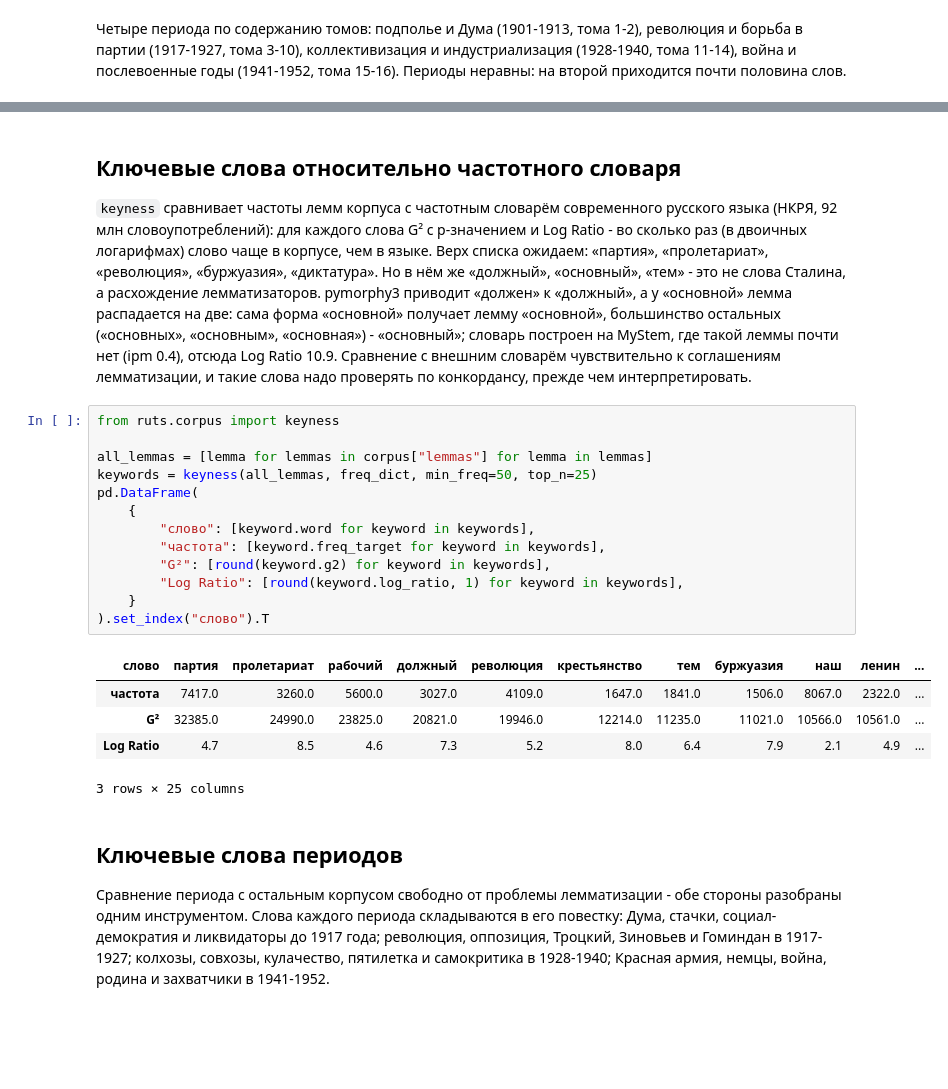
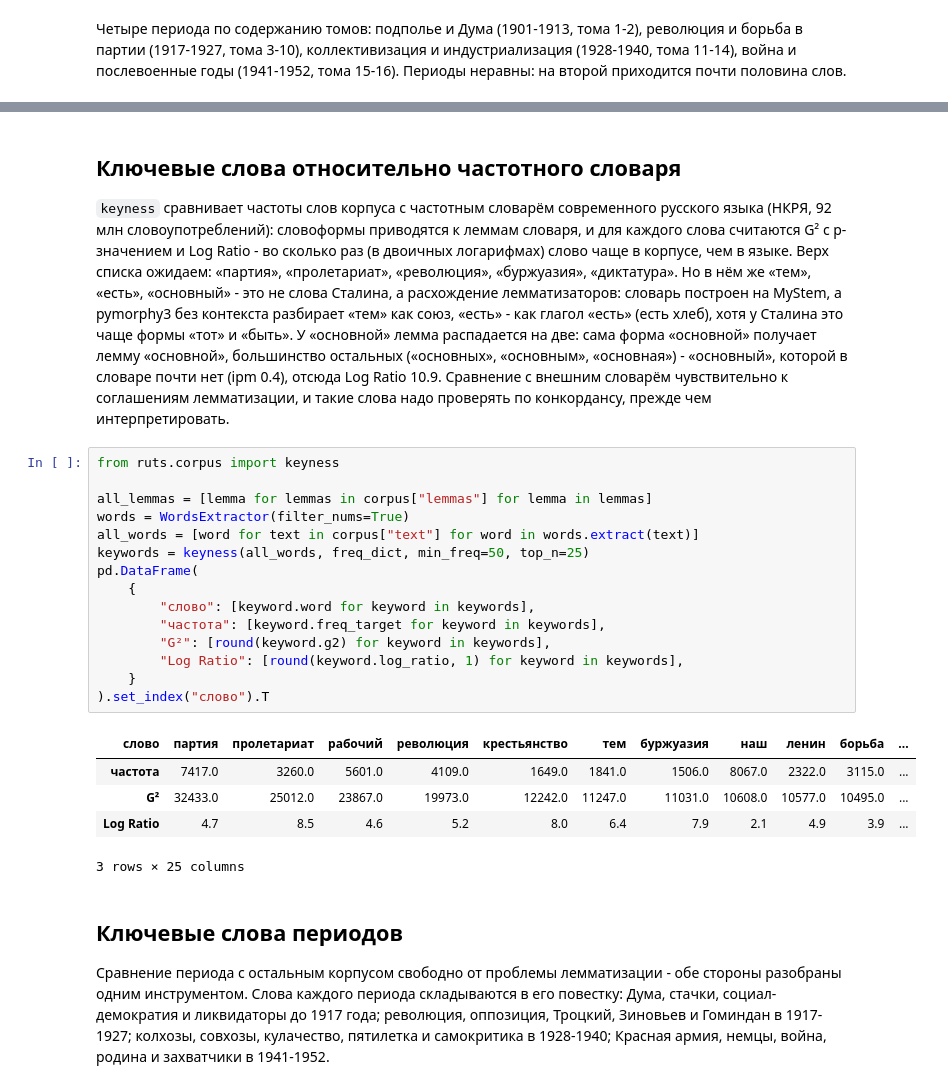
Before and after one commit to SergeyShk/ruTS, a Jupyter notebook: examples/04_stalin_corpus.ipynb, the cells around one changed output, grey strips where cells are left out. Drawn from its saved outputs; the diff is of its cells as text; blank space fills up the shorter version.

```diff
--- a/examples/04_stalin_corpus.ipynb
+++ b/examples/04_stalin_corpus.ipynb
@@ -89,25 +89,27 @@ corpus.groupby("period")["n_words"].agg(["size", "sum"]).rename(
 # %% [markdown]
 ## Ключевые слова относительно частотного словаря
 
-`keyness` сравнивает частоты лемм корпуса с частотным словарём современного русского языка (НКРЯ, 92 млн словоупотреблений): для каждого слова G² с p-значением и Log Ratio - во сколько раз (в двоичных логарифмах) слово чаще в корпусе, чем в языке. Верх списка ожидаем: «партия», «пролетариат», «революция», «буржуазия», «диктатура». Но в нём же «должный», «основный», «тем» - это не слова Сталина, а расхождение лемматизаторов. pymorphy3 приводит «должен» к «должный», а у «основной» лемма распадается на две: сама форма «основной» получает лемму «основной», большинство остальных («основных», «основным», «основная») - «основный»; словарь построен на MyStem, где такой леммы почти нет (ipm 0.4), отсюда Log Ratio 10.9. Сравнение с внешним словарём чувствительно к соглашениям лемматизации, и такие слова надо проверять по конкордансу, прежде чем интерпретировать.
+`keyness` сравнивает частоты слов корпуса с частотным словарём современного русского языка (НКРЯ, 92 млн словоупотреблений): словоформы приводятся к леммам словаря, и для каждого слова считаются G² с p-значением и Log Ratio - во сколько раз (в двоичных логарифмах) слово чаще в корпусе, чем в языке. Верх списка ожидаем: «партия», «пролетариат», «революция», «буржуазия», «диктатура». Но в нём же «тем», «есть», «основный» - это не слова Сталина, а расхождение лемматизаторов: словарь построен на MyStem, а pymorphy3 без контекста разбирает «тем» как союз, «есть» - как глагол «есть» (есть хлеб), хотя у Сталина это чаще формы «тот» и «быть». У «основной» лемма распадается на две: сама форма «основной» получает лемму «основной», большинство остальных («основных», «основным», «основная») - «основный», которой в словаре почти нет (ipm 0.4), отсюда Log Ratio 10.9. Сравнение с внешним словарём чувствительно к соглашениям лемматизации, и такие слова надо проверять по конкордансу, прежде чем интерпретировать.
 # %%
 from ruts.corpus import keyness
 
 all_lemmas = [lemma for lemmas in corpus["lemmas"] for lemma in lemmas]
-keywords = keyness(all_lemmas, freq_dict, min_freq=50, top_n=25)
+words = WordsExtractor(filter_nums=True)
+all_words = [word for text in corpus["text"] for word in words.extract(text)]
+keywords = keyness(all_words, freq_dict, min_freq=50, top_n=25)
 pd.DataFrame(
     {
         "слово": [keyword.word for keyword in keywords],
         "частота": [keyword.freq_target for keyword in keywords],
         "G²": [round(keyword.g2) for keyword in keywords],
         "Log Ratio": [round(keyword.log_ratio, 1) for keyword in keywords],
     }
 ).set_index("слово").T
 # %% [output]
-| слово | партия | пролетариат | рабочий | должный | революция | крестьянство | тем | буржуазия | наш | ленин | ... |
-| частота | 7417.0 | 3260.0 | 5600.0 | 3027.0 | 4109.0 | 1647.0 | 1841.0 | 1506.0 | 8067.0 | 2322.0 | ... |
-| G² | 32385.0 | 24990.0 | 23825.0 | 20821.0 | 19946.0 | 12214.0 | 11235.0 | 11021.0 | 10566.0 | 10561.0 | ... |
-| Log Ratio | 4.7 | 8.5 | 4.6 | 7.3 | 5.2 | 8.0 | 6.4 | 7.9 | 2.1 | 4.9 | ... |
+| слово | партия | пролетариат | рабочий | революция | крестьянство | тем | буржуазия | наш | ленин | борьба | ... |
+| частота | 7417.0 | 3260.0 | 5601.0 | 4109.0 | 1649.0 | 1841.0 | 1506.0 | 8067.0 | 2322.0 | 3115.0 | ... |
+| G² | 32433.0 | 25012.0 | 23867.0 | 19973.0 | 12242.0 | 11247.0 | 11031.0 | 10608.0 | 10577.0 | 10495.0 | ... |
+| Log Ratio | 4.7 | 8.5 | 4.6 | 5.2 | 8.0 | 6.4 | 7.9 | 2.1 | 4.9 | 3.9 | ... |
 3 rows × 25 columns
 # %% [markdown]
 ## Ключевые слова периодов
```
Also changed, not shown: parts of 3 cells of this notebook, 11 other files.
